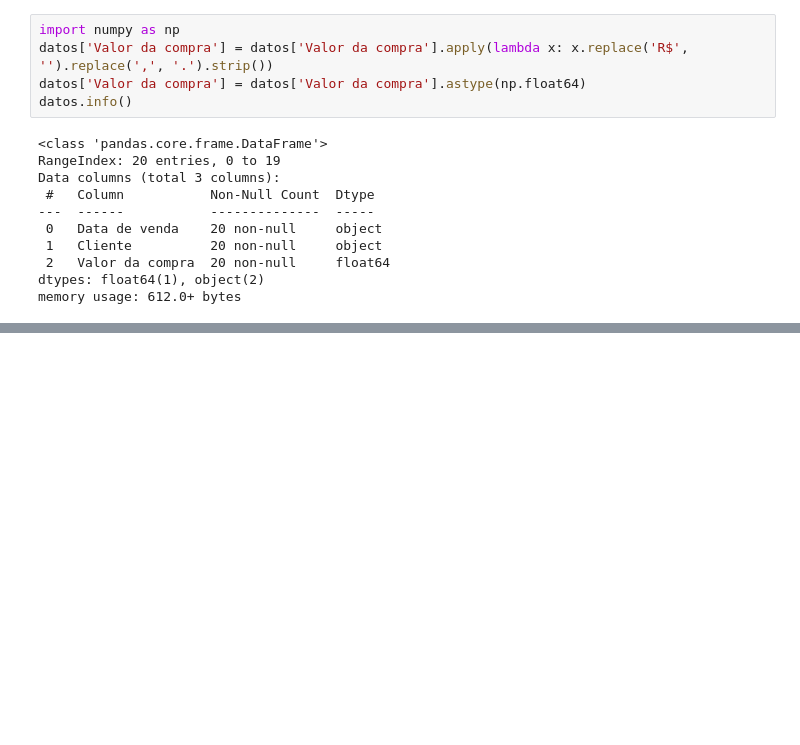
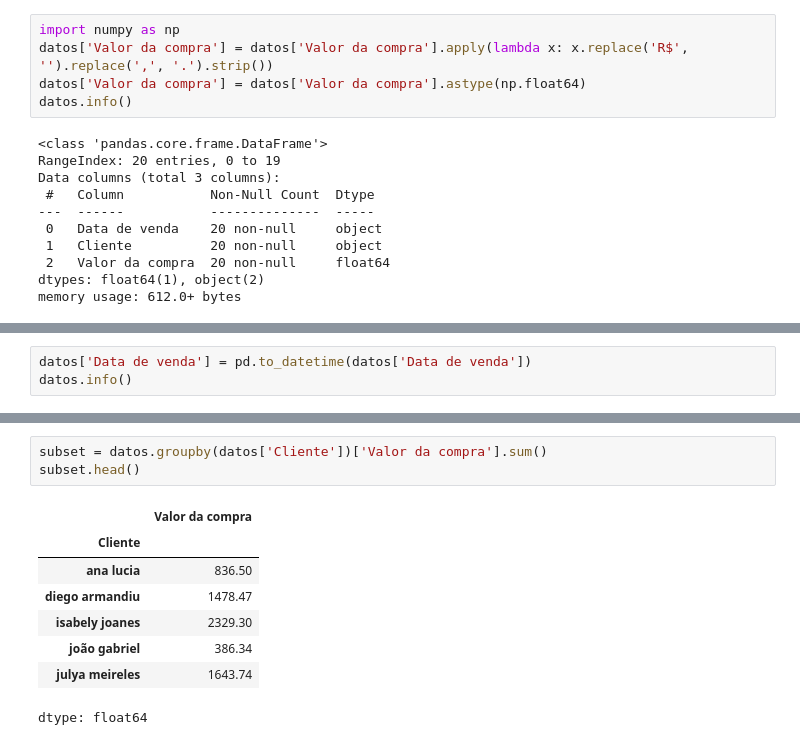
Before and after one commit to AndresCMontejo/Pandas_tratamiento_manipulaci-n_datos, a Jupyter notebook: Proyecto_Desafío_1_Ventas_Online.ipynb, the cells around one changed output, grey strips where cells are left out. Drawn from its saved outputs; the diff is of its cells as text; blank space fills up the shorter version.

```diff
--- a/Proyecto_Desafío_1_Ventas_Online.ipynb
+++ b/Proyecto_Desafío_1_Ventas_Online.ipynb
@@ -126,0 +159,3 @@ datos.head()
+# %%
+datos['Data de venda'] = pd.to_datetime(datos['Data de venda'])
+datos.info()
@@ -126,0 +173,12 @@ datos.head()
+# %%
+subset = datos.groupby(datos['Cliente'])['Valor da compra'].sum()
+subset.head()
+# %% [output]
+|  | Valor da compra |
+| Cliente |  |
+| ana lucia | 836.50 |
+| diego armandiu | 1478.47 |
+| isabely joanes | 2329.30 |
+| joão gabriel | 386.34 |
+| julya meireles | 1643.74 |
+dtype: float64
```
Also changed, not shown: parts of 7 cells of this notebook.
